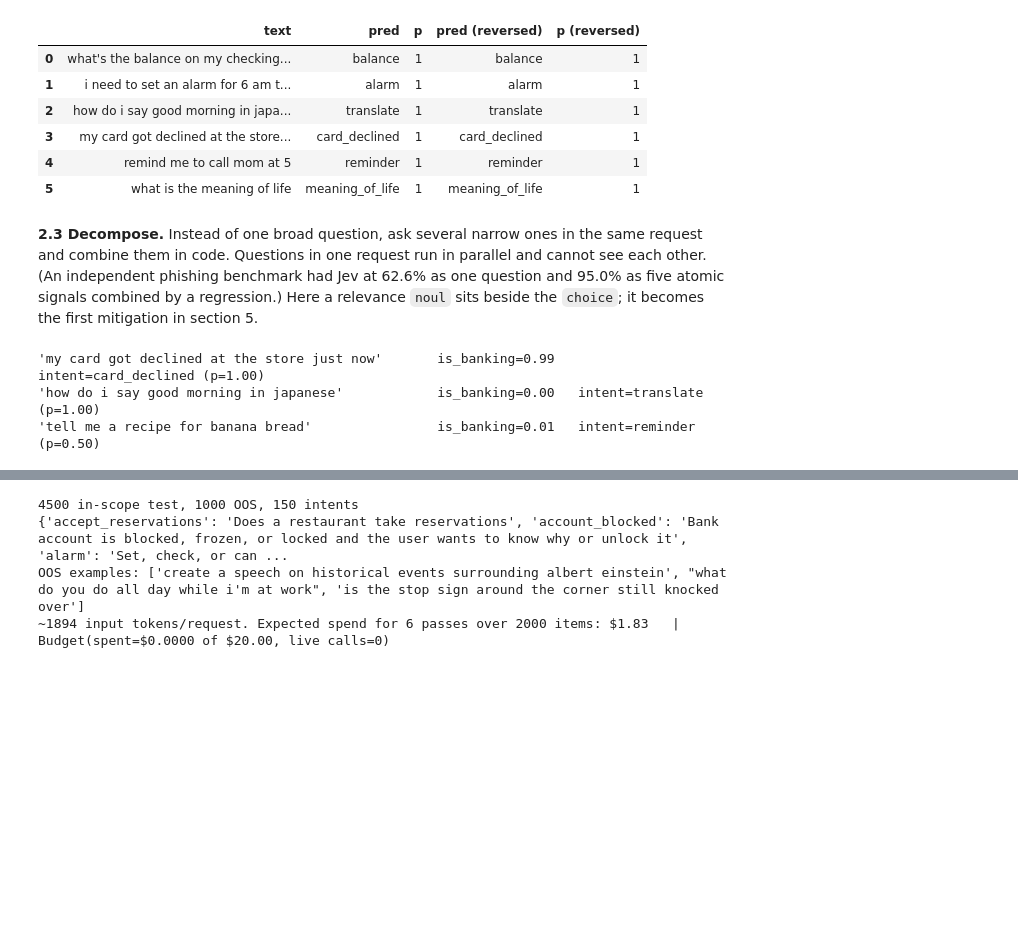
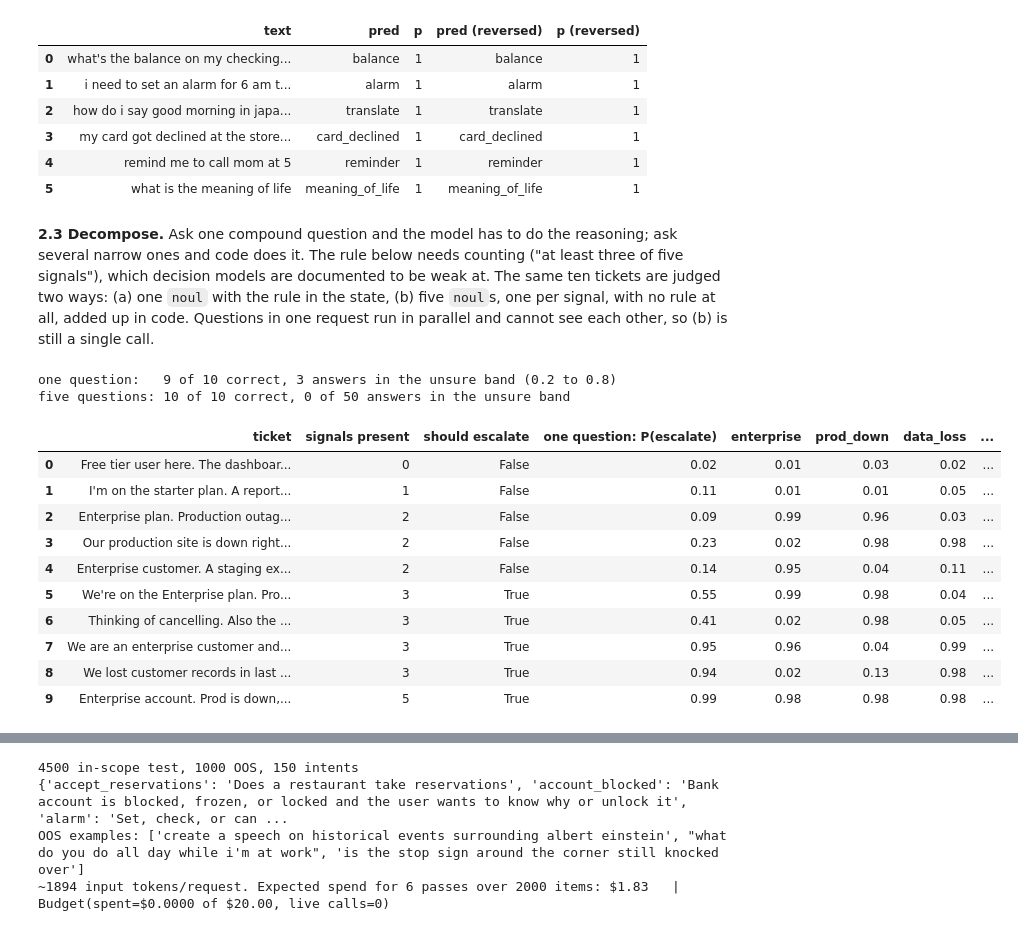
Before and after one commit to paulbruffett/jev-demo, a Jupyter notebook: jev_clinc150.ipynb, the cells around one changed output, grey strips where cells are left out. Saved outputs shown, nothing was run; the diff lists cells and outputs as text; code cells hidden in the pictures; blank space fills up the shorter version.

```diff
--- a/jev_clinc150.ipynb
+++ b/jev_clinc150.ipynb
@@ -186,20 +186,67 @@ pd.concat([a, b], axis=1)
 | 4 | remind me to call mom at 5 | reminder | 1 | reminder | 1 |
 | 5 | what is the meaning of life | meaning_of_life | 1 | meaning_of_life | 1 |
 # %% [markdown]
-**2.3 Decompose.** Instead of one broad question, ask several narrow ones in the same request and combine them in code.
-Questions in one request run in parallel and cannot see each other. (An independent phishing benchmark had Jev at 62.6%
-as one question and 95.0% as five atomic signals combined by a regression.) Here a relevance `noul` sits beside the
-`choice`; it becomes the first mitigation in section 5.
+**2.3 Decompose.** Ask one compound question and the model has to do the reasoning; ask several narrow ones and code
+does it. The rule below needs counting ("at least three of five signals"), which decision models are documented to be
+weak at. The same ten tickets are judged two ways: (a) one `noul` with the rule in the state, (b) five `noul`s, one per
+signal, with no rule at all, added up in code. Questions in one request run in parallel and cannot see each other, so
+(b) is still a single call.
 # %%
-q = {"is_banking": {"type": "noul", "instructions": "Is the user asking about a bank account, card, or payment?",
-                    "criteria": {"true": "The message concerns money, a bank account, a card, or a payment.",
-                                 "false": "The message is about something else."}},
-     "intent": {"type": "choice", "instructions": jevlib.INSTR, "criteria": good}}
-for text in ["my card got declined at the store just now", "how do i say good morning in japanese", "tell me a recipe for banana bread"]:
-    ans = decide(JEV, {"message": text}, q)[0]["answers"]
-    i = ans["intent"]
-    print(f"{text!r:50s} is_banking={ans['is_banking']['noul']:.2f}   intent={i['choice']} (p={i['probabilities'][i['choice']]:.2f})")
+RULE = ("Escalate a ticket to a senior engineer when at least three of these five signals are present: the customer is on "
+        "the enterprise plan, production is down, data loss is reported, the issue has lasted more than a day, the customer "
+        "mentions cancelling.")
+tickets = [  # (ticket, number of signals actually present)
+    ("Free tier user here. The dashboard is a bit slow today, any idea why?", 0),
+    ("I'm on the starter plan. A report has shown the wrong totals for a week now. Not urgent.", 1),
+    ("Enterprise plan. Production outage started twenty minutes ago. No data lost so far.", 2),
+    ("Our production site is down right now and we lost about an hour of orders from the database.", 2),
+    ("Enterprise customer. A staging export failed this morning. If this isn't fixed we will cancel our contract.", 2),
+    ("We're on the Enterprise plan. Production has been down since Monday morning, it's now Wednesday. Please help.", 3),
+    ("Thinking of cancelling. Also the app has been crashing in production for two days straight.", 3),
+    ("We are an enterprise customer and some records were deleted during the migration yesterday afternoon; today they are still missing after 30 hours.", 3),
+    ("We lost customer records in last night's sync, this has been going on for three days, and frankly we're looking at other vendors and will cancel.", 3),
+    ("Enterprise account. Prod is down, we've lost data, it has been two days, and we are ready to cancel.", 5),
+]
+
+# (a) one compound question: the rule goes in the state and the model has to count
+one = {"escalate": {"type": "noul", "instructions": "Should this ticket be escalated to a senior engineer under the rule?"}}
+
+# (b) five atomic questions: no rule, no counting. Code adds up the answers.
+signals = {
+    "enterprise": {"type": "noul", "instructions": "Does the customer state they are on the enterprise plan?",
+                   "criteria": {"true": "The ticket explicitly says enterprise plan, account or customer.",
+                                "false": "Another plan is named, or no plan is mentioned."}},
+    "prod_down":  {"type": "noul", "instructions": "Does the customer say production is down or crashing?"},
+    "data_loss":  {"type": "noul", "instructions": "Does the customer report lost or deleted data?"},
+    "over_a_day": {"type": "noul", "instructions": "Has the issue lasted more than one day?"},
+    "cancel":     {"type": "noul", "instructions": "Does the customer mention cancelling or leaving?"},
+}
+
+rows = []
+for ticket, n_true in tickets:
+    p_one = decide(JEV, {"rule": RULE, "ticket": ticket}, one)[0]["answers"]["escalate"]["noul"]
+    ans = decide(JEV, {"ticket": ticket}, signals)[0]["answers"]
+    p = {k: ans[k]["noul"] for k in signals}
+    n = sum(v >= 0.5 for v in p.values())
+    rows.append({"ticket": ticket[:42] + "...", "signals present": n_true, "should escalate": n_true >= 3,
+                 "one question: P(escalate)": p_one, **p, "counted in code": n, "decision in code": n >= 3})
+dec = pd.DataFrame(rows)
+print(f"one question:   {((dec['one question: P(escalate)'] >= 0.5) == dec['should escalate']).sum()} of {len(dec)} correct, "
+      f"{dec['one question: P(escalate)'].between(0.2, 0.8).sum()} answers in the unsure band (0.2 to 0.8)")
+print(f"five questions: {(dec['decision in code'] == dec['should escalate']).sum()} of {len(dec)} correct, "
+      f"{sum(dec[k].between(0.2, 0.8).sum() for k in signals)} of {len(dec) * len(signals)} answers in the unsure band")
+dec
 # %% [output]
-'my card got declined at the store just now'       is_banking=0.99   intent=card_declined (p=1.00)
-'how do i say good morning in japanese'            is_banking=0.00   intent=translate (p=1.00)
-'tell me a recipe for banana bread'                is_banking=0.01   intent=reminder (p=0.50)
+one question:   9 of 10 correct, 3 answers in the unsure band (0.2 to 0.8)
+five questions: 10 of 10 correct, 0 of 50 answers in the unsure band
+|  | ticket | signals present | should escalate | one question: P(escalate) | enterprise | prod_down | data_loss | ... |
+| 0 | Free tier user here. The dashboar... | 0 | False | 0.02 | 0.01 | 0.03 | 0.02 | ... |
+| 1 | I'm on the starter plan. A report... | 1 | False | 0.11 | 0.01 | 0.01 | 0.05 | ... |
+| 2 | Enterprise plan. Production outag... | 2 | False | 0.09 | 0.99 | 0.96 | 0.03 | ... |
+| 3 | Our production site is down right... | 2 | False | 0.23 | 0.02 | 0.98 | 0.98 | ... |
+| 4 | Enterprise customer. A staging ex... | 2 | False | 0.14 | 0.95 | 0.04 | 0.11 | ... |
+| 5 | We're on the Enterprise plan. Pro... | 3 | True | 0.55 | 0.99 | 0.98 | 0.04 | ... |
+| 6 | Thinking of cancelling. Also the ... | 3 | True | 0.41 | 0.02 | 0.98 | 0.05 | ... |
+| 7 | We are an enterprise customer and... | 3 | True | 0.95 | 0.96 | 0.04 | 0.99 | ... |
+| 8 | We lost customer records in last ... | 3 | True | 0.94 | 0.02 | 0.13 | 0.98 | ... |
+| 9 | Enterprise account. Prod is down,... | 5 | True | 0.99 | 0.98 | 0.98 | 0.98 | ... |
```
Also changed, not shown: parts of 3 cells of this notebook, 2 other files.
